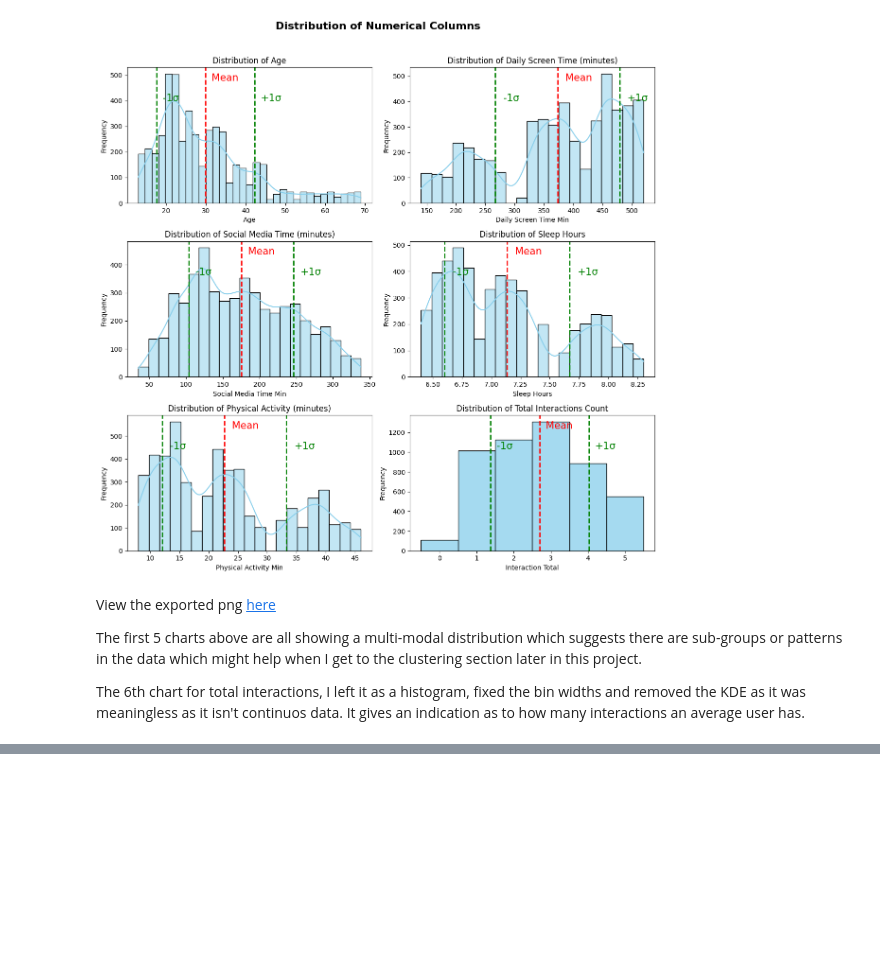
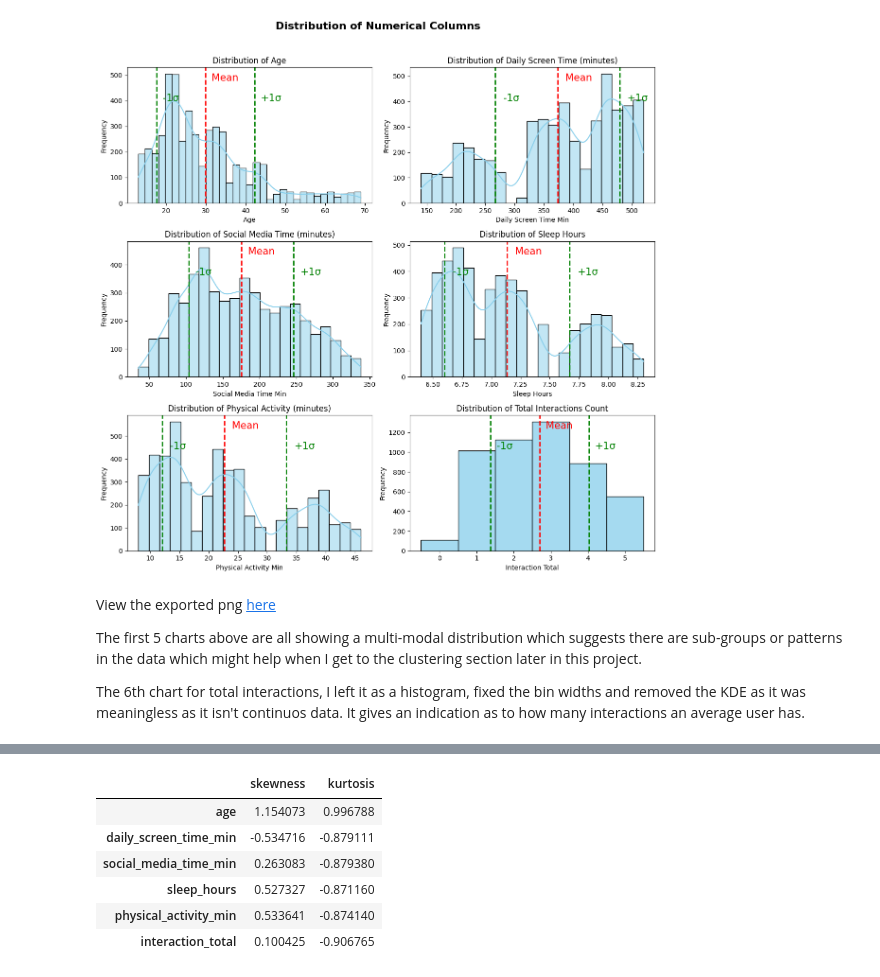
Before and after one commit to petedanielsmith/social-media-effect-on-mental-health, a Jupyter notebook: jupyter_notebooks/01_dataload_clean_and_look_at_distributions.ipynb, the cells around one changed output, grey strips where cells are left out. Drawn from its saved outputs; the diff is of its cells as text; code cells hidden in the pictures; blank space fills up the shorter version.

```diff
--- a/jupyter_notebooks/01_dataload_clean_and_look_at_distributions.ipynb
+++ b/jupyter_notebooks/01_dataload_clean_and_look_at_distributions.ipynb
@@ -422,0 +500,14 @@ The 6th chart for total interactions, I left it as a histogram, fixed the bin wi
+# %%
+skew_kurt = pd.DataFrame({
+    "skewness": df[["age", "daily_screen_time_min", "social_media_time_min", "sleep_hours", "physical_activity_min", "interaction_total"]].skew(),
+    "kurtosis": df[["age", "daily_screen_time_min", "social_media_time_min", "sleep_hours", "physical_activity_min", "interaction_total"]].kurt()
+})
+skew_kurt
+# %% [output]
+|  | skewness | kurtosis |
+| age | 1.154073 | 0.996788 |
+| daily_screen_time_min | -0.534716 | -0.879111 |
+| social_media_time_min | 0.263083 | -0.879380 |
+| sleep_hours | 0.527327 | -0.871160 |
+| physical_activity_min | 0.533641 | -0.874140 |
+| interaction_total | 0.100425 | -0.906765 |
```
Also changed, not shown: parts of 9 cells of this notebook, 1 other file.
